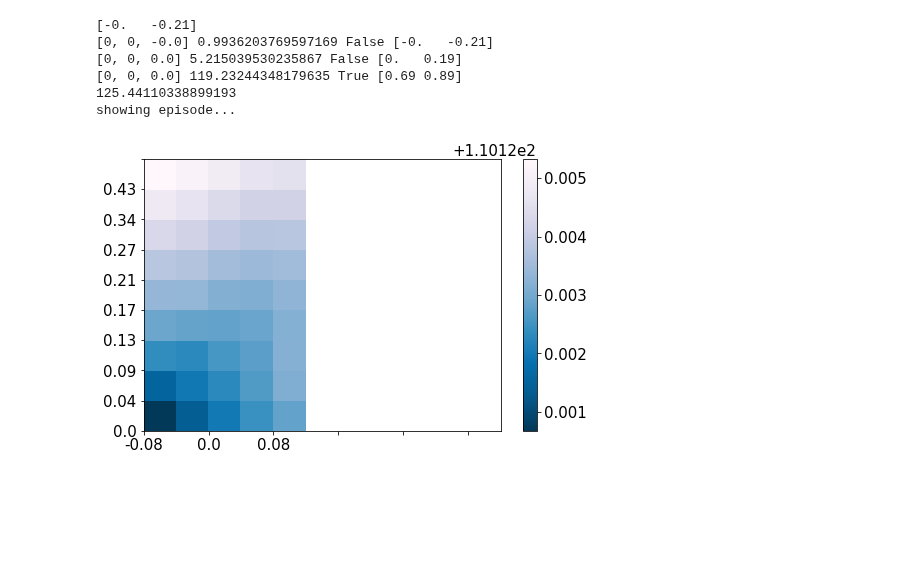
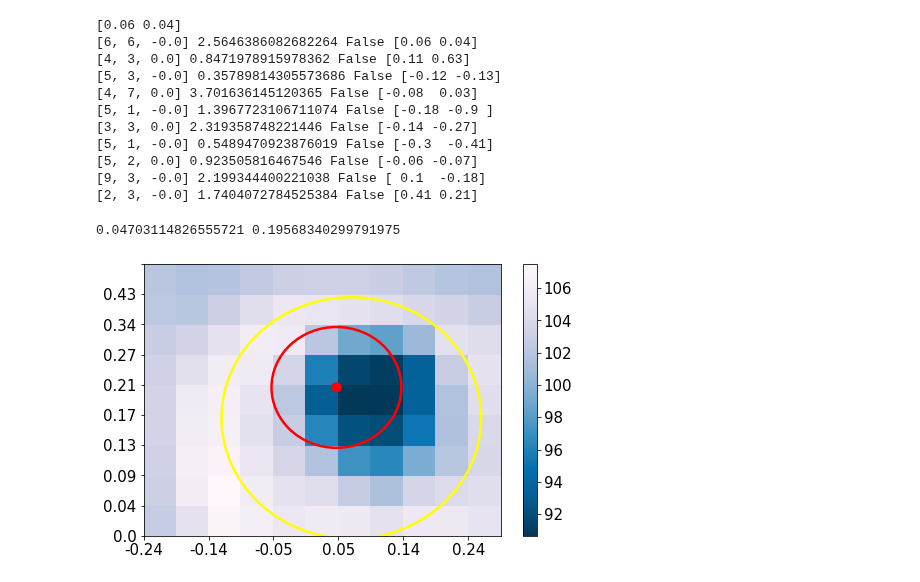
Before and after one commit to machines-in-motion/deepq_stepper, a Jupyter notebook: python/py_deepq_stepper/3d_dqs_test_slow.ipynb, the cells around one changed output. Cells and saved outputs as stored; diff of their text form; code cells hidden in the pictures; blank space fills up the shorter version.

Commit message:
added models for 0.2 step time. demo as well with models

```diff
--- a/python/py_deepq_stepper/3d_dqs_test_slow.ipynb
+++ b/python/py_deepq_stepper/3d_dqs_test_slow.ipynb
@@ -184,13 +213,12 @@ class DQStepper:
 # %%
 ht = 0.28
-max_step_length = [0.07, 0.2]
-no_actions = [5,9]
+max_step_length = [0.2, 0.2]
+no_actions = [11, 9]
 env = InvertedPendulumEnv(ht, 0.13, max_step_length, [0.5, 3, 1.5], no_actions)
 no_actions = [len(env.action_space_x), len(env.action_space_y)]
 print(no_actions)
 print(env.action_space_x)
 print(env.action_space_y)
 
-# dqs = DQStepper(lr=1e-4, gamma=0.98, use_tarnet= True, no_actions= no_actions, trained_model='../../models/bolt/lipm_walking/dqs_3')
 dqs = DQStepper(lr=1e-4, gamma=0.98, use_tarnet= True, no_actions= no_actions, trained_model='../../models/dqs_1')
 # %% [output]
@@ -199,58 +227,51 @@ dqs = DQStepper(lr=1e-4, gamma=0.98, use_tarnet= True, no_actions= no_actions, t
 [0.   0.04 0.09 0.13 0.17 0.21 0.27 0.34 0.43]
 # %%
 no_steps = 10 ## number of steps simulated per episode (pendulum steps)
-step_time = 0.2
+step_time = 0.2 ## time after which step is taken
 
-v_des = [0.0, 0.0]
-v_init = np.round([0.0*random.uniform(-1.0, 1.0), 0.3*random.uniform(-1.0, 1.0)], 2)
-# v_init = [0, -0.18]
+v_init = np.round([0.1*random.uniform(-1.0, 1.0), 0.3*random.uniform(-1.0, 1.0)], 2)
+v_des = [0.0, 0]
+# v_init = [0.03, 0.26]
 print(v_init)
 state = env.reset_env([0.0, 0.0, ht, v_init[0], v_init[1]], v_des, no_steps*step_time)
 epi_cost = 0
+history = {'state' : [], 'action' : [], 'next_state' : []}
 for n in range(no_steps):
     terrain = 0.0*(np.random.randint(-4, 5, no_actions[0]*no_actions[1]))/4.0
     action = dqs.predict_q(state, terrain)[1]
     next_state, cost, done = env.step_env(action, step_time)
+    history['state'].append(state)
+    history['action'].append(action)
+    history['next_state'].append(next_state)
     print(action, cost, done, state[3:5])
     epi_cost += cost
     state = next_state
     if done:
         print(epi_cost)
         break
-print("showing episode...")
-# env.show_episode(5)
-# env.show_episode_side(5)
+
+# print(x1, next_x1, env.action_space_x[history['action'][i][0]], env.action_space_y[history['action'][i][1]])
 # %% [output]
-[-0.   -0.21]
-[0, 0, -0.0] 0.9936203769597169 False [-0.   -0.21]
-[0, 0, 0.0] 5.215039530235867 False [0.   0.19]
-[0, 0, 0.0] 119.23244348179635 True [0.69 0.89]
-125.44110338899193
-showing episode...
+[0.06 0.04]
+[6, 6, -0.0] 2.5646386082682264 False [0.06 0.04]
+[4, 3, 0.0] 0.8471978915978362 False [0.11 0.63]
+[5, 3, -0.0] 0.35789814305573686 False [-0.12 -0.13]
+[4, 7, 0.0] 3.701636145120365 False [-0.08  0.03]
+[5, 1, -0.0] 1.3967723106711074 False [-0.18 -0.9 ]
+[3, 3, 0.0] 2.319358748221446 False [-0.14 -0.27]
+[5, 1, -0.0] 0.5489470923876019 False [-0.3  -0.41]
+[5, 2, 0.0] 0.923505816467546 False [-0.06 -0.07]
+[9, 3, -0.0] 2.199344400221038 False [ 0.1  -0.18]
+[2, 3, -0.0] 1.7404072784525384 False [0.41 0.21]
-# %%
-def plot_heatmap_with_capture_region(x, terr, dqs, env):
-    plt.rcParams.update({'font.size': 15})
-    q_1 = dqs.predict_q(x, terr)[0]
-    n = dqs.no_actions
-    q_mat = np.zeros((n[1], n[0]))
-    for i in range(len(q_1)):
-        q_mat[int(dqs.x_in[i,9]), int(dqs.x_in[i,8])] = q_1[i]
-
-    fig, ax = plt.subplots(figsize = (8,5))
-    ax.set_xticklabels(env.action_space_x[::2])
-    ax.set_yticklabels(env.action_space_y)
-    heatmap = ax.pcolor(q_mat, cmap='PuBu_r')
-    ax.set_xlim(0,11)
-    ax.set_ylim(0,9)
-
-
-    fig.colorbar(heatmap, ax=ax)
-    plt.show()
-
-x = [0, 0, 0.28, 0.0, 0.2, 1, 0, 0]
-
-terrain = -0.0*(np.random.randint(-4, 5, no_actions[0]*no_actions[1]))/4.0
-
-plot_heatmap_with_capture_region(x, terrain, dqs, env)
-# %% [output]
-[figure, removed]
+# %%
+i = 0
+x1 = history['state'][i].copy()
+next_x1 = history['next_state'][i].copy()
+next_x1[0] += env.action_space_x[int(history['action'][i][0])]
+next_x1[1] += x1[5]*env.action_space_y[history['action'][i][1]] + 0.13/2.0
+
+terrain_1 = -0.0*(np.random.randint(-4, 5, no_actions[0]*no_actions[1]))/4.0
+plot_heatmap_with_capture_region(x1,next_x1, terrain_1,dqs, env)
+# %% [output]
+0.04703114826555721 0.19568340299791975
+[figure, added]
```
Also changed, not shown: parts of 3 cells of this notebook, 26 other files.
